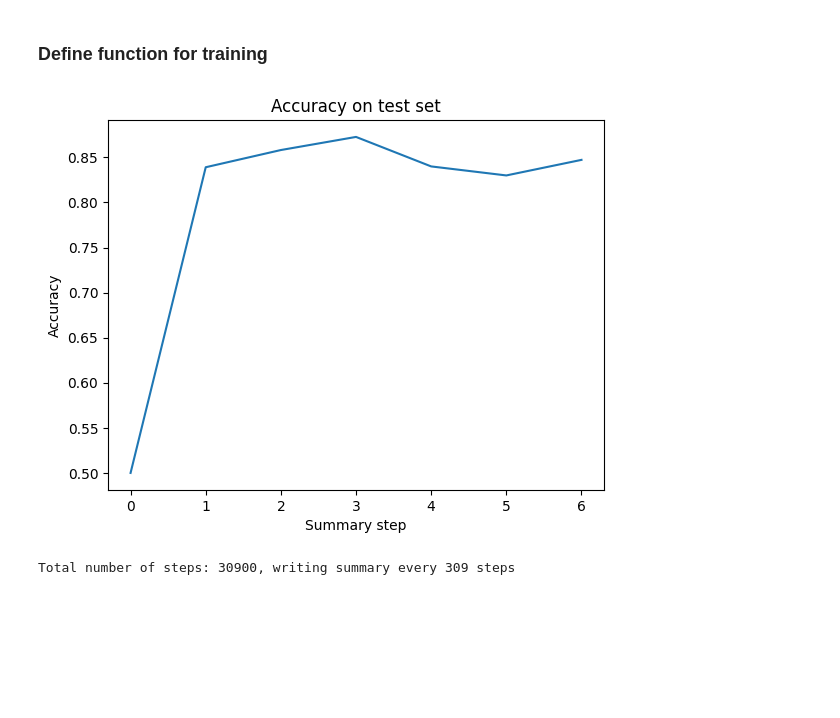
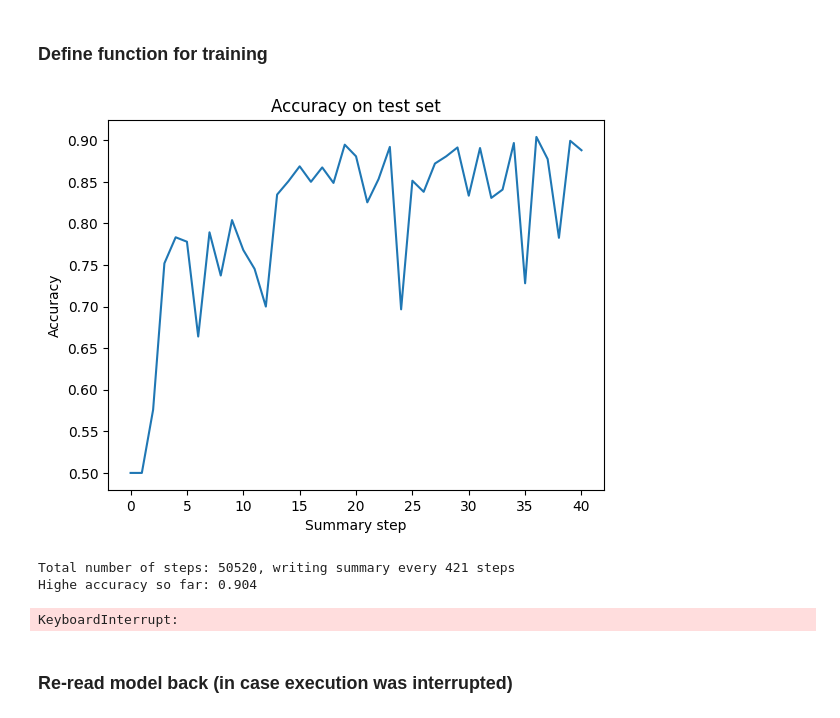
Before and after one commit to edge7/tf_train_light_person_not_person, a Jupyter notebook: training.ipynb, the cells around one changed output. Cells and saved outputs as stored; diff of their text form; code cells hidden in the pictures; blank space fills up the shorter version.

Commit message:
model training and testing: Done

```diff
--- a/training.ipynb
+++ b/training.ipynb
@@ -308,7 +302,7 @@ from tqdm import tqdm
 from IPython.display import clear_output
 
 SUMMARIZE_EACH = 5000
-def train(model_to_train, n_epochs=100, n_batch=32):
+def train(model_to_train, n_epochs=120, n_batch=32):
 
     # calculate the number of batches per training epoch
     bat_per_epo = int((len(all_files_train_p) + len(all_files_train_np)) / n_batch)
@@ -321,35 +315,39 @@ def train(model_to_train, n_epochs=100, n_batch=32):
     for i in tqdm(range(n_steps)):
         x, y_real = image_generator(all_files_train, batch_size=n_batch, sz=(S1, S2), it_is_test=False)
         model_to_train.train_on_batch(x ,  np.array(y_real).reshape((-1, 1)))
-        if i % SUMMARIZE_EACH == 0:
+        if i % bat_per_epo == 0:
             print("testing")
             x, y_real_test = image_generator(all_files_test, batch_size = len(all_files_test_p) + len(all_files_test_np), it_is_test=True)
             predictions_on_test = model.predict(x)
             accuracy_metric = tf.keras.metrics.BinaryAccuracy()
             accuracy_metric.update_state(y_real_test, predictions_on_test)
             accuracy = accuracy_metric.result().numpy()
             print("Accuracy on test", accuracy)
             to_save = False
 
             accuracies.append(accuracy)
             if accuracy >= max(accuracies):
                 to_save = True
             # Plot the accuracies
-            # Plot the accuracies
             clear_output(wait=True)  # Clear the output area
             plt.plot(accuracies)
             plt.title('Accuracy on test set')
             plt.xlabel('Summary step')
             plt.ylabel('Accuracy')
             plt.show()
             print("Total number of steps: %d, writing summary every %d steps" % (n_steps, bat_per_epo))
             if to_save:
                 print("saving: ", accuracy)
                 model.save("model.h5")
+            print("Higher accuracy so far:", max(accuracies))
 
 
 
 train(model)
 # %% [output]
-[figure, old version]
+[figure, new version]
-Total number of steps: 30900, writing summary every 309 steps
+Total number of steps: 50520, writing summary every 421 steps
+Highe accuracy so far: 0.904
+KeyboardInterrupt:
+# %% [markdown]
+### Re-read model back (in case execution was interrupted)
```
Also changed, not shown: parts of 7 cells of this notebook, 1 other file.
